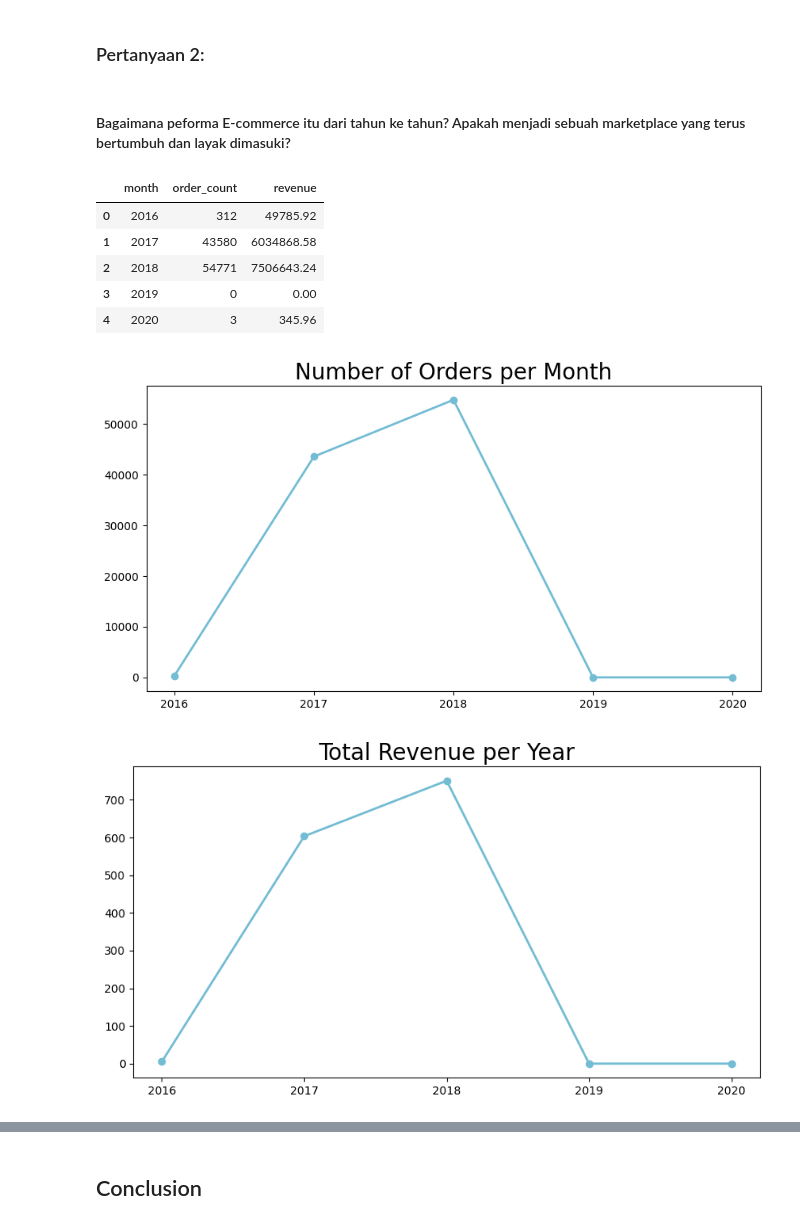
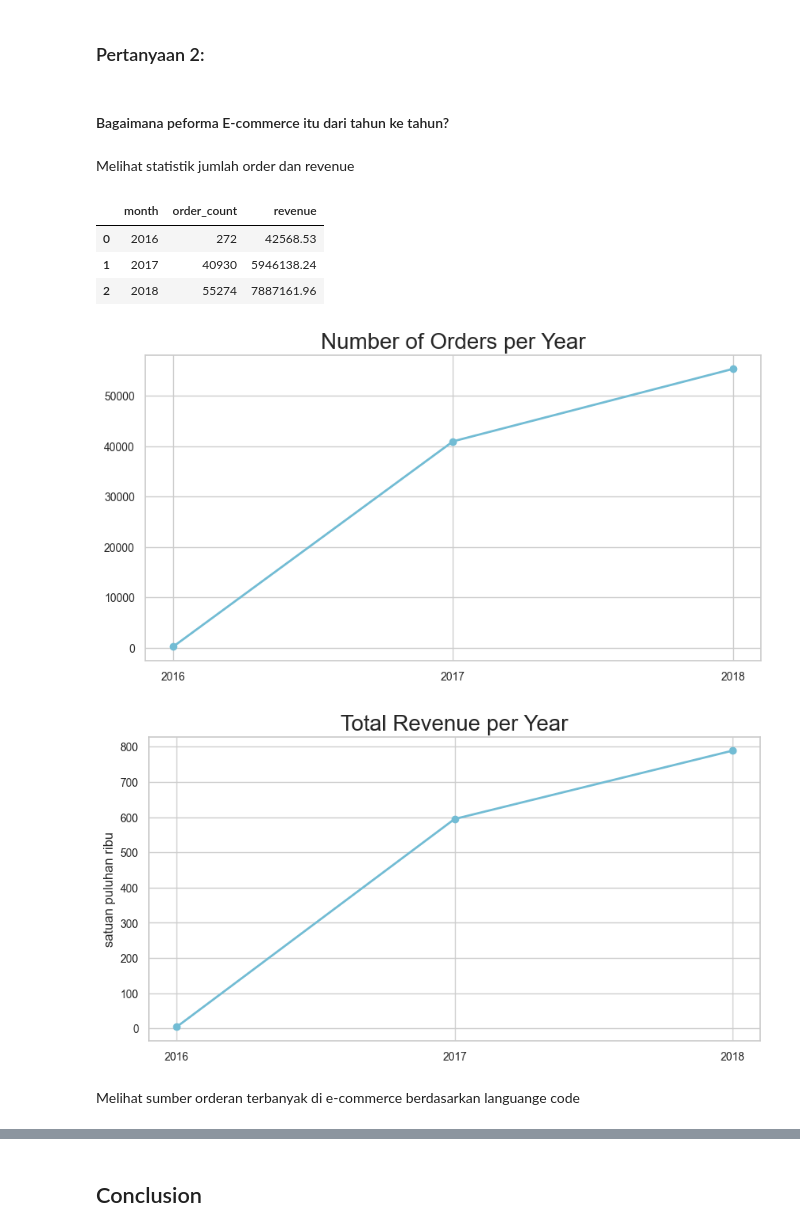
Before and after one commit to SamuAnders/proyek-analisis-data-dicoding, a Jupyter notebook: Proyek_Analisis_Data.ipynb, the cells around one changed output, grey strips where cells are left out. Cells and saved outputs as stored; diff of their text form; code cells hidden in the pictures.

```diff
--- a/Proyek_Analisis_Data.ipynb
+++ b/Proyek_Analisis_Data.ipynb
@@ -459,0 +937,7 @@ orders_products_df.head()
+# %%
+sellers_customers_df=pd.merge(
+    left=sellers_df,
+    right=customers_dataset_df,
+    how="outer"
+)
+sellers_customers_df.head()
@@ -460,9 +951,6 @@ orders_products_df.head()
 # %%
-orders_products_sellers_df = pd.merge(
-    left=orders_products_df,
-    right=sellers_df,
-    how="left",
-    left_on="seller_id",
-    right_on="seller_id"
+all_df = pd.merge(
+    left=all_orders_products_df,
+    right=sellers_customers_df,
+    how="left"
 )
-orders_products_sellers_df.head()
@@ -478,9 +956,0 @@ orders_products_sellers_df.head()
-# %%
-all_df = pd.merge(
-    left=orders_products_sellers_df,
-    right=products_category_name_translation_df,
-    how="left",
-    left_on="product_category_name",
-    right_on="product_category_name"
-)
-all_df.head()
@@ -547,48 +1035,51 @@ Passing `palette` without assigning `hue` is deprecated and will be removed in v
 # %% [markdown]
 ### Pertanyaan 2:
 # %% [markdown]
-#### Bagaimana peforma E-commerce itu dari tahun ke tahun? Apakah menjadi sebuah marketplace yang terus bertumbuh dan layak dimasuki?
+#### Bagaimana peforma E-commerce itu dari tahun ke tahun?
+# %% [markdown]
+Melihat statistik jumlah order dan revenue
 # %%
-yearly_transaction_happen_df = all_df.resample(rule='Y', on='shipping_limit_date').agg({
+yearly_transaction_happen_df = all_df.resample(rule='Y', on='order_delivered_customer_date').agg({
     "order_id": "nunique",
     "price": "sum"
 })
 yearly_transaction_happen_df.index = yearly_transaction_happen_df.index.strftime('%Y')
 yearly_transaction_happen_df = yearly_transaction_happen_df.reset_index()
 yearly_transaction_happen_df.rename(columns={
-    "shipping_limit_date": "month",
+    "order_delivered_customer_date": "month",
     "order_id": "order_count",
     "price": "revenue"
 }, inplace=True)
 yearly_transaction_happen_df.head()
 # %% [output]
 |  | month | order_count | revenue |
-| 0 | 2016 | 312 | 49785.92 |
-| 1 | 2017 | 43580 | 6034868.58 |
-| 2 | 2018 | 54771 | 7506643.24 |
-| 3 | 2019 | 0 | 0.00 |
-| 4 | 2020 | 3 | 345.96 |
+| 0 | 2016 | 272 | 42568.53 |
+| 1 | 2017 | 40930 | 5946138.24 |
+| 2 | 2018 | 55274 | 7887161.96 |
 # %%
 plt.figure(figsize=(10, 5))
 plt.plot(yearly_transaction_happen_df["month"], yearly_transaction_happen_df["order_count"], marker='o', linewidth=2, color="#72BCD4")
-plt.title("Number of Orders per Month", loc="center", fontsize=20)
+plt.title("Number of Orders per Year", loc="center", fontsize=20)
 plt.xticks(fontsize=10)
 plt.yticks(fontsize=10)
 plt.show()
 # %% [output]
-[figure, old version]
+[figure, new version]
 # %%
 plt.figure(figsize=(10, 5))
 plt.plot(
     yearly_transaction_happen_df["month"],
     yearly_transaction_happen_df["revenue"]/10000,
     marker='o',
     linewidth=2,
     color="#72BCD4"
 )
 plt.title("Total Revenue per Year", loc="center", fontsize=20)
 plt.xticks(fontsize=10)
 plt.yticks(fontsize=10)
+plt.ylabel("satuan puluhan ribu")
 plt.show()
 # %% [output]
-[figure, old version]
+[figure, new version]
+# %% [markdown]
+Melihat sumber orderan terbanyak di e-commerce berdasarkan languange code
```
Also changed, not shown: parts of 143 cells of this notebook, 1 other file.
